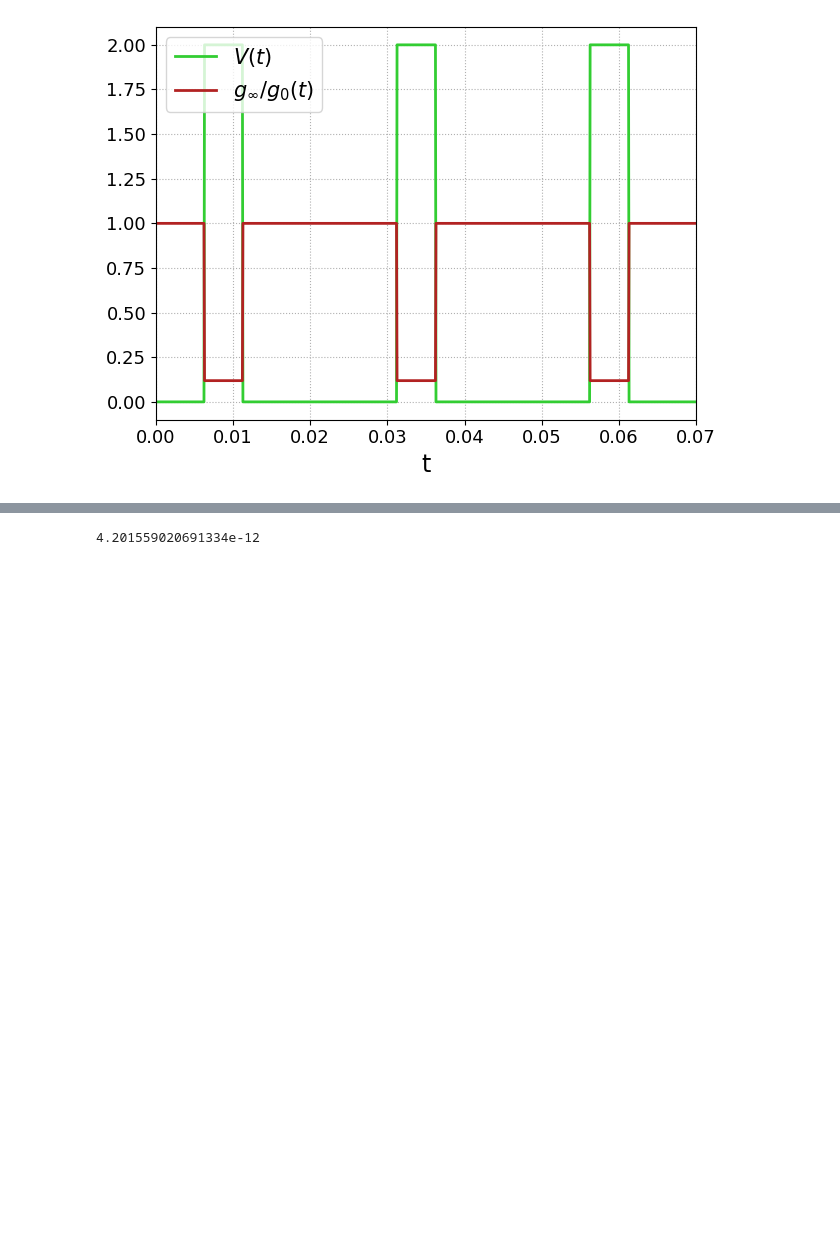
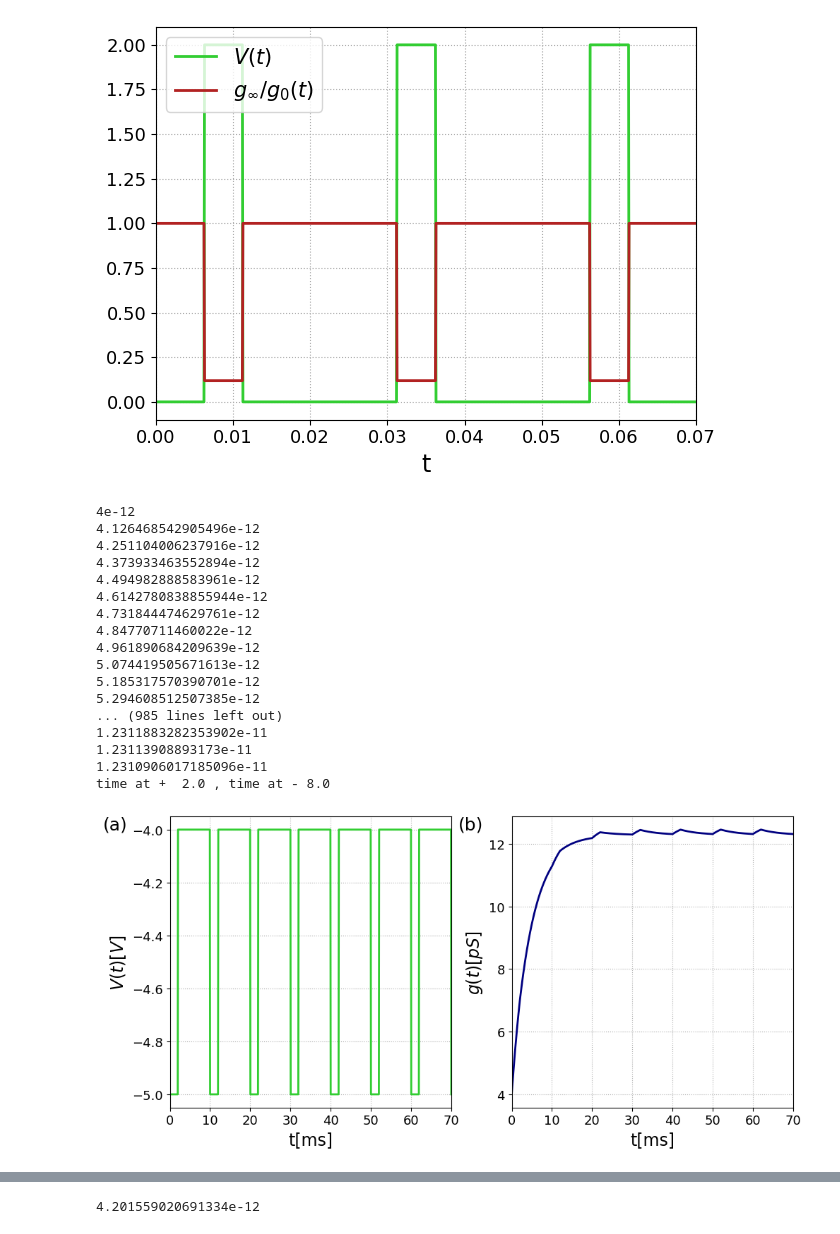
Before and after one commit to nicagali/Ionic_Channels, a Jupyter notebook: notes/trainable_network.ipynb, the cells around one changed output, grey strips where cells are left out. Cells and saved outputs as stored; diff of their text form; code cells hidden in the pictures; blank space fills up the shorter version.

```diff
--- a/notes/trainable_network.ipynb
+++ b/notes/trainable_network.ipynb
@@ -40,4 +37,31 @@ ax.legend(fontsize=legend_size)
 fig.tight_layout()
 # %% [output]
 [figure]
+# %%
+odeint_solver.odeint_solver_function('square')
+potential_shapes.potential(0, 'square', write=True)
+fig, ax = plt.subplots(1,2, figsize=(10,5))
+plotting_functions.plot_voltage(ax[0], yaxis_label=True, label='(a)')
+plotting_functions.plot_gsolution(ax[1], solver = 'odeint', label="(b)", g0_ratio=False)
+fig.tight_layout()
+plt.savefig("../../Physics_Driven_Learning/notes/figures_tex/memtrain_volt_gsol.pdf")
+# %% [output]
+4e-12
+4.126468542905496e-12
+4.251104006237916e-12
+4.373933463552894e-12
+4.494982888583961e-12
+4.6142780838855944e-12
+4.731844474629761e-12
+4.84770711460022e-12
+4.961890684209639e-12
+5.074419505671613e-12
+5.185317570390701e-12
+5.294608512507385e-12
+... (985 lines left out)
+1.2311883282353902e-11
+1.23113908893173e-11
+1.2310906017185096e-11
+time at +  2.0 , time at - 8.0
+[figure, added]
 # %%
```
Also changed, not shown: parts of 5 cells of this notebook, 11 other files.
